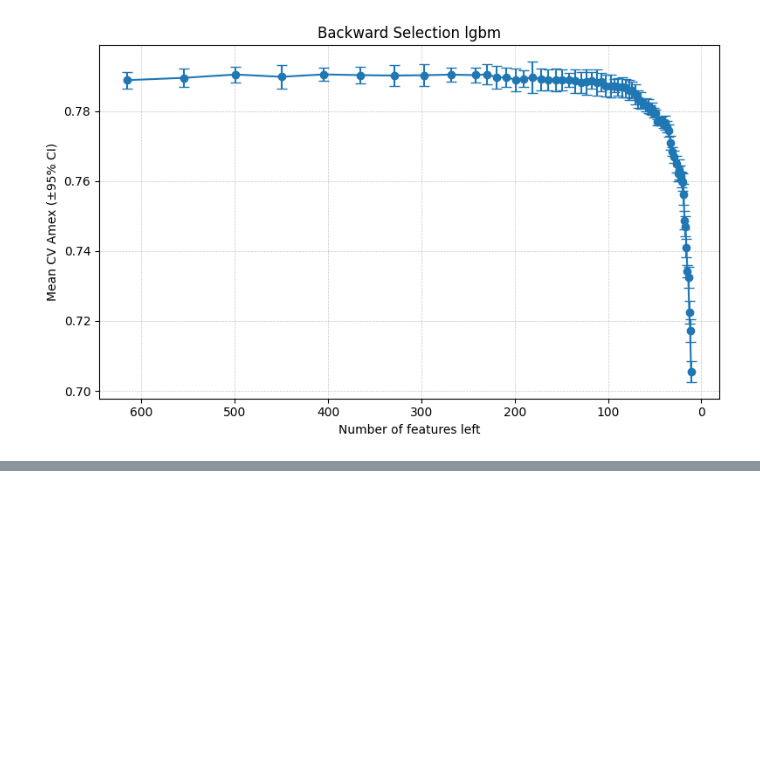
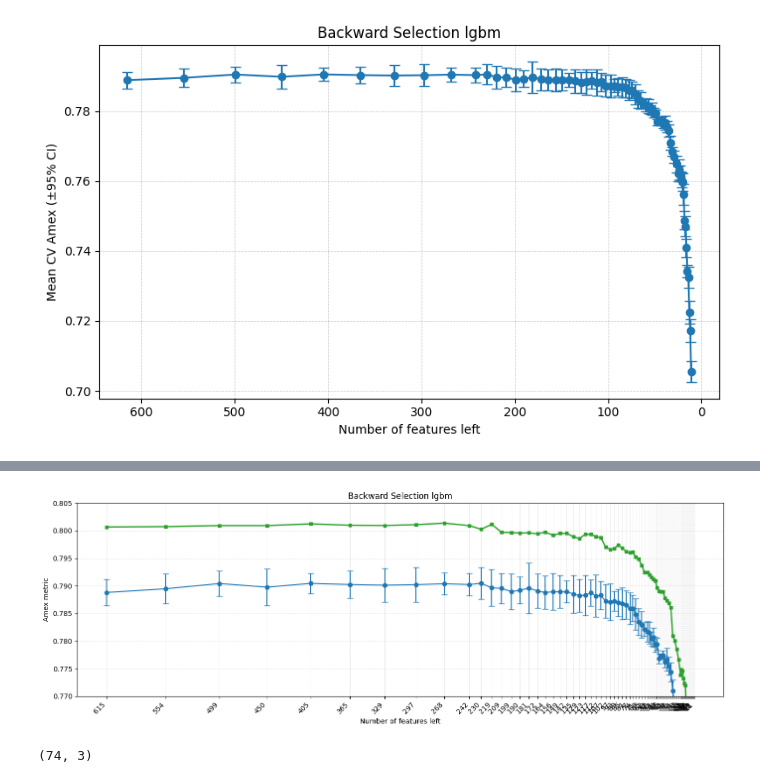
Before and after one commit to korab1ev/amex-default-prediction, a Jupyter notebook: 01. experiments.ipynb, the cells around one changed output, grey strips where cells are left out. Drawn from its saved outputs; the diff is of its cells as text; code cells hidden in the pictures; blank space fills up the shorter version.

```diff
--- a/01. experiments.ipynb
+++ b/01. experiments.ipynb
@@ -797,0 +961,41 @@ array([-3.01949949, -6.64607068, -2.92201373, ...,  0.15221332,
+# %%
+import matplotlib.pyplot as plt
+
+plot_df = (log_df.sort_values('n_feats_left', ascending=False)
+                    .reset_index(drop=True))
+
+x = plot_df['n_feats_left']
+y = plot_df['cv_mean']
+yerr = [plot_df['cv_mean'] - plot_df['cv_ci_lo'],
+        plot_df['cv_ci_hi'] - plot_df['cv_mean']]
+
+# --- фигура и оси --------------------------------------------------
+fig, ax = plt.subplots(figsize=(14, 5))
+
+ax.errorbar(x, y, yerr=yerr, fmt='-o', capsize=4)
+
+# линия Private LB
+ax.plot(x, private_scores, '-s', color='tab:green',
+        label='Test score', linewidth=2, markersize=5)
+
+ax.invert_xaxis()                                # много → мало фичей
+plt.xlabel("Number of features left")
+plt.ylabel("Amex metric")
+plt.title("Backward Selection lgbm")
+
+# xticks для каждой итерации
+ax.set_xticks(x)
+ax.set_xticklabels(x, rotation=45, ha='right')
+
+# --- желаемые пределы Y -------------------------------------------
+ax.set(ylim=[0.77, 0.805])
+
+ax.grid(alpha=0.5, linestyle='--', linewidth=0.5)
+fig.tight_layout()
+plt.show()
+# %% [output]
+[figure, added]
+# %%
+list_imp_dfs[34]["importance"].shape
+# %% [output]
+(74, 3)
```
Also changed, not shown: parts of 39 cells of this notebook, 1 other file.
